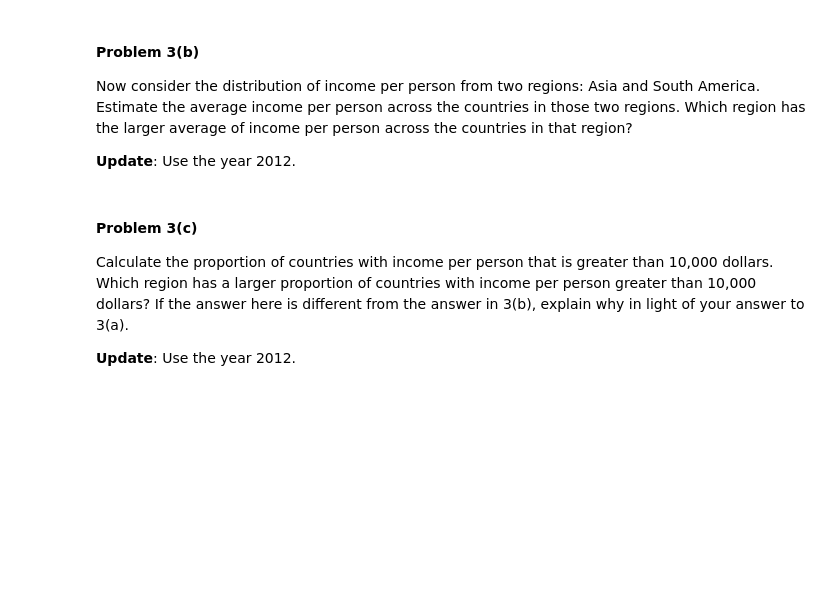
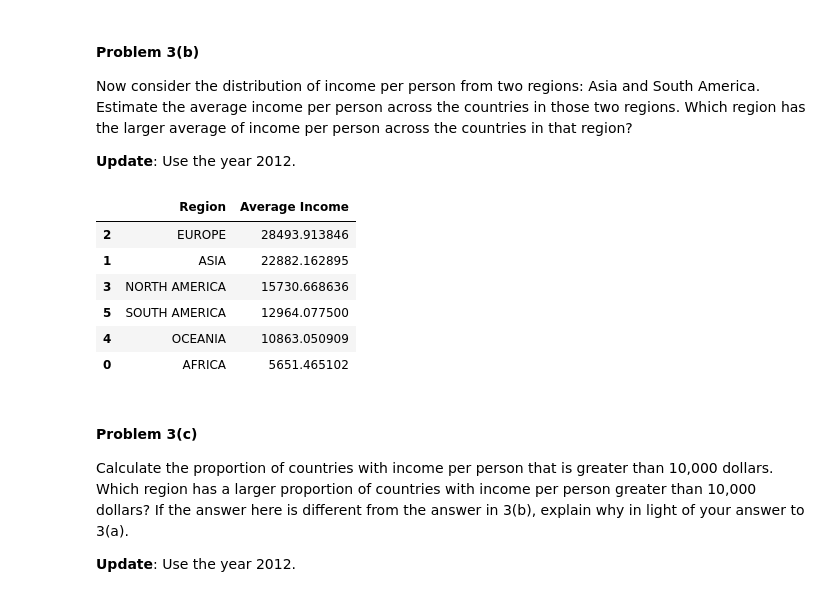
Before and after one commit to bwainstock/cs109, a Jupyter notebook: hw/HW1/HW1.ipynb, the cells around one changed output. Saved outputs shown, nothing was run; the diff lists cells and outputs as text; code cells hidden in the pictures; blank space fills up the shorter version.

```diff
--- a/hw/HW1/HW1.ipynb
+++ b/hw/HW1/HW1.ipynb
@@ -436,3 +441,17 @@ Now consider the distribution of income per person from two regions: Asia and So
+# %%
+country_income = mergeByYear(2012)
+# %%
+country_income_by_region = country_income.groupby('Region', as_index=False).mean()
+country_income_by_region.columns = ['Region', 'Average Income']
+country_income_by_region.sort(columns='Average Income', ascending=False)
+# %% [output]
+|  | Region | Average Income |
+| 2 | EUROPE | 28493.913846 |
+| 1 | ASIA | 22882.162895 |
+| 3 | NORTH AMERICA | 15730.668636 |
+| 5 | SOUTH AMERICA | 12964.077500 |
+| 4 | OCEANIA | 10863.050909 |
+| 0 | AFRICA | 5651.465102 |
 # %% [markdown]
 #### Problem 3(c)
 
```
Also changed, not shown: parts of 13 cells of this notebook, 1 other file.
